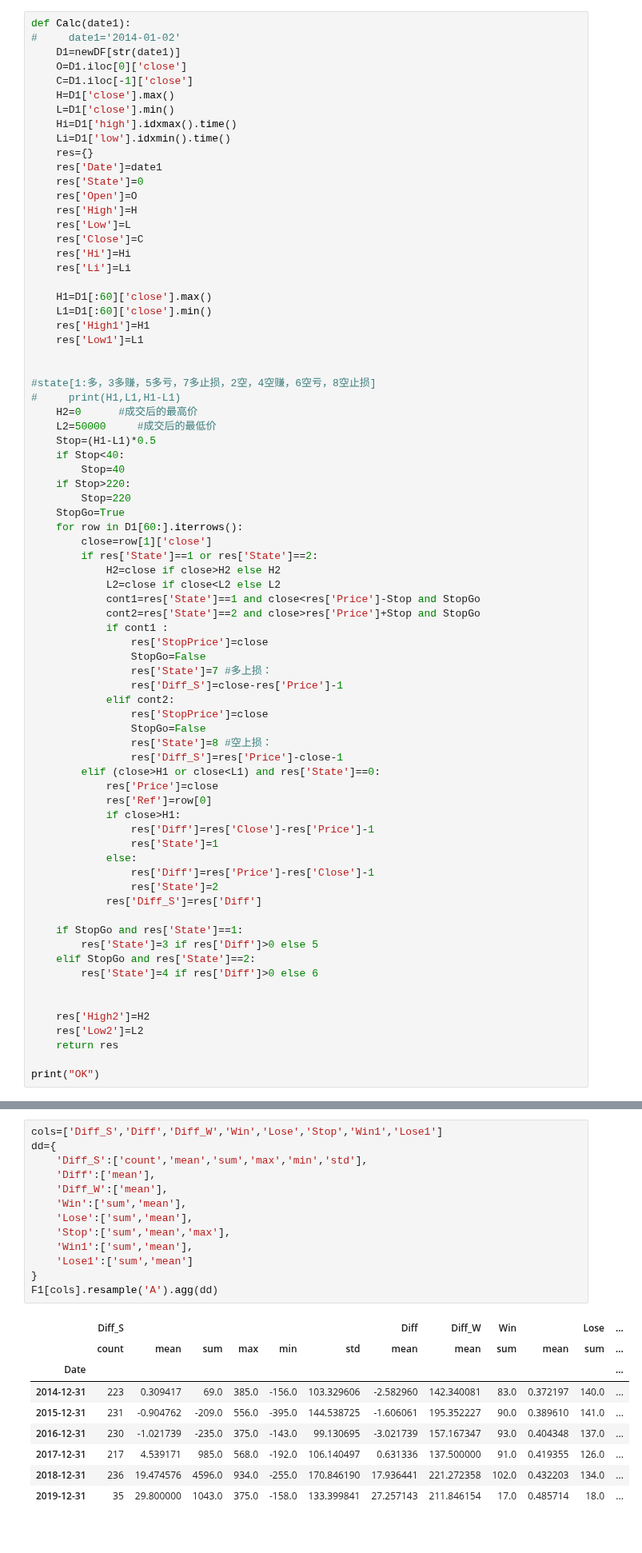
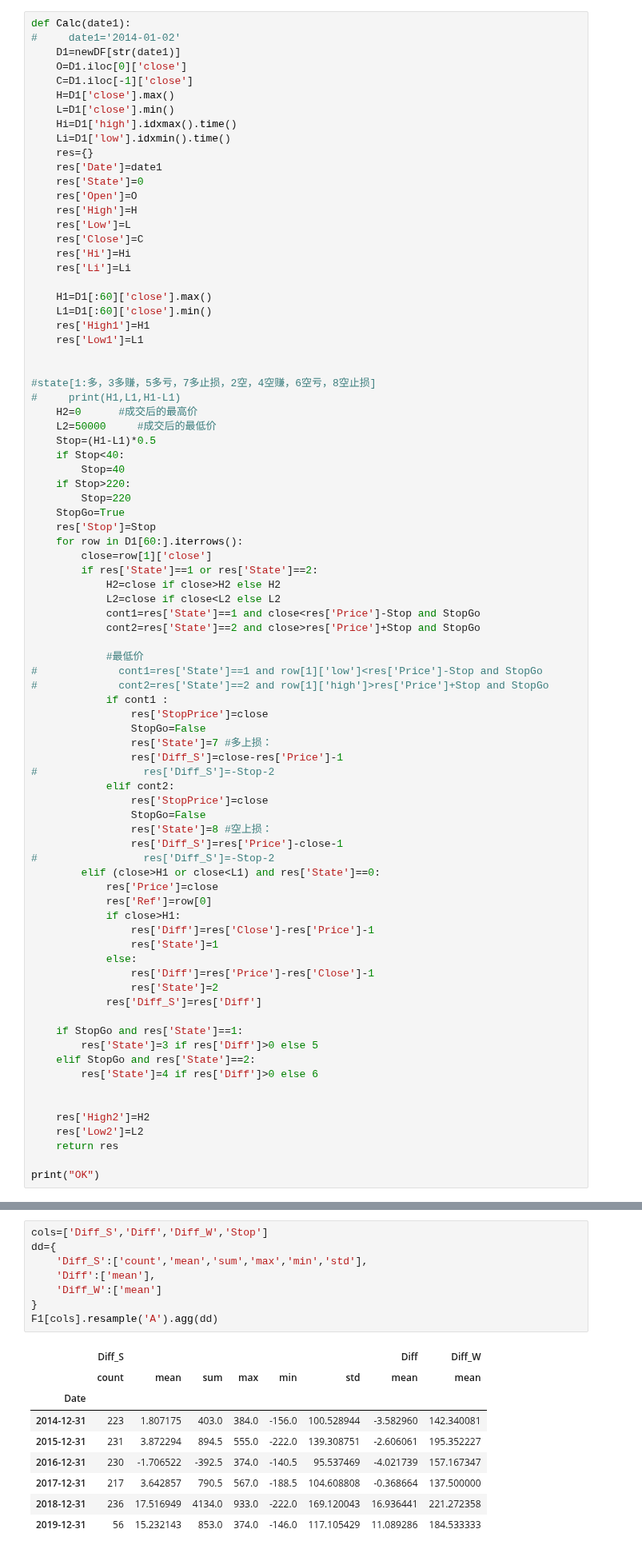
Before and after one commit to che7611/test2, a Jupyter notebook: calcHL.ipynb, the cells around one changed output, grey strips where cells are left out. Shown at 80% size. Drawn from its saved outputs; the diff is of its cells as text.

```diff
--- a/calcHL.ipynb
+++ b/calcHL.ipynb
@@ -71,6 +71,7 @@ def Calc(date1):
     if Stop>220:
         Stop=220
     StopGo=True
+    res['Stop']=Stop
     for row in D1[60:].iterrows():
         close=row[1]['close']
         if res['State']==1 or res['State']==2:
@@ -78,16 +79,22 @@ def Calc(date1):
             L2=close if close<L2 else L2
             cont1=res['State']==1 and close<res['Price']-Stop and StopGo
             cont2=res['State']==2 and close>res['Price']+Stop and StopGo
+
+            #最低价
+#             cont1=res['State']==1 and row[1]['low']<res['Price']-Stop and StopGo
+#             cont2=res['State']==2 and row[1]['high']>res['Price']+Stop and StopGo
             if cont1 :
                 res['StopPrice']=close
                 StopGo=False
                 res['State']=7 #多上损：
                 res['Diff_S']=close-res['Price']-1
+#                 res['Diff_S']=-Stop-2
             elif cont2:
                 res['StopPrice']=close
                 StopGo=False
                 res['State']=8 #空上损：
                 res['Diff_S']=res['Price']-close-1
+#                 res['Diff_S']=-Stop-2
         elif (close>H1 or close<L1) and res['State']==0:
             res['Price']=close
             res['Ref']=row[0]
@@ -179,26 +183,21 @@ F1[col2].groupby([F1.index.year,'State']).agg(dd)
 # %%
-cols=['Diff_S','Diff','Diff_W','Win','Lose','Stop','Win1','Lose1']
+cols=['Diff_S','Diff','Diff_W','Stop']
 dd={
     'Diff_S':['count','mean','sum','max','min','std'],
     'Diff':['mean'],
-    'Diff_W':['mean'],
-    'Win':['sum','mean'],
-    'Lose':['sum','mean'],
-    'Stop':['sum','mean','max'],
-    'Win1':['sum','mean'],
-    'Lose1':['sum','mean']
+    'Diff_W':['mean']
 }
 F1[cols].resample('A').agg(dd)
 # %% [output]
-|  | Diff_S |  |  |  |  |  | Diff | Diff_W | Win |  | Lose | ... |
-|  | count | mean | sum | max | min | std | mean | mean | sum | mean | sum | ... |
-| Date |  |  |  |  |  |  |  |  |  |  |  | ... |
-| 2014-12-31 | 223 | 0.309417 | 69.0 | 385.0 | -156.0 | 103.329606 | -2.582960 | 142.340081 | 83.0 | 0.372197 | 140.0 | ... |
-| 2015-12-31 | 231 | -0.904762 | -209.0 | 556.0 | -395.0 | 144.538725 | -1.606061 | 195.352227 | 90.0 | 0.389610 | 141.0 | ... |
-| 2016-12-31 | 230 | -1.021739 | -235.0 | 375.0 | -143.0 | 99.130695 | -3.021739 | 157.167347 | 93.0 | 0.404348 | 137.0 | ... |
-| 2017-12-31 | 217 | 4.539171 | 985.0 | 568.0 | -192.0 | 106.140497 | 0.631336 | 137.500000 | 91.0 | 0.419355 | 126.0 | ... |
-| 2018-12-31 | 236 | 19.474576 | 4596.0 | 934.0 | -255.0 | 170.846190 | 17.936441 | 221.272358 | 102.0 | 0.432203 | 134.0 | ... |
-| 2019-12-31 | 35 | 29.800000 | 1043.0 | 375.0 | -158.0 | 133.399841 | 27.257143 | 211.846154 | 17.0 | 0.485714 | 18.0 | ... |
+|  | Diff_S |  |  |  |  |  | Diff | Diff_W |
+|  | count | mean | sum | max | min | std | mean | mean |
+| Date |  |  |  |  |  |  |  |  |
+| 2014-12-31 | 223 | 1.807175 | 403.0 | 384.0 | -156.0 | 100.528944 | -3.582960 | 142.340081 |
+| 2015-12-31 | 231 | 3.872294 | 894.5 | 555.0 | -222.0 | 139.308751 | -2.606061 | 195.352227 |
+| 2016-12-31 | 230 | -1.706522 | -392.5 | 374.0 | -140.5 | 95.537469 | -4.021739 | 157.167347 |
+| 2017-12-31 | 217 | 3.642857 | 790.5 | 567.0 | -188.5 | 104.608808 | -0.368664 | 137.500000 |
+| 2018-12-31 | 236 | 17.516949 | 4134.0 | 933.0 | -222.0 | 169.120043 | 16.936441 | 221.272358 |
+| 2019-12-31 | 56 | 15.232143 | 853.0 | 374.0 | -146.0 | 117.105429 | 11.089286 | 184.533333 |
 # %%
 F1.Diff_S.sum()
 # %% [output]
```
Also changed, not shown: parts of 6 cells of this notebook, 1 other file.
